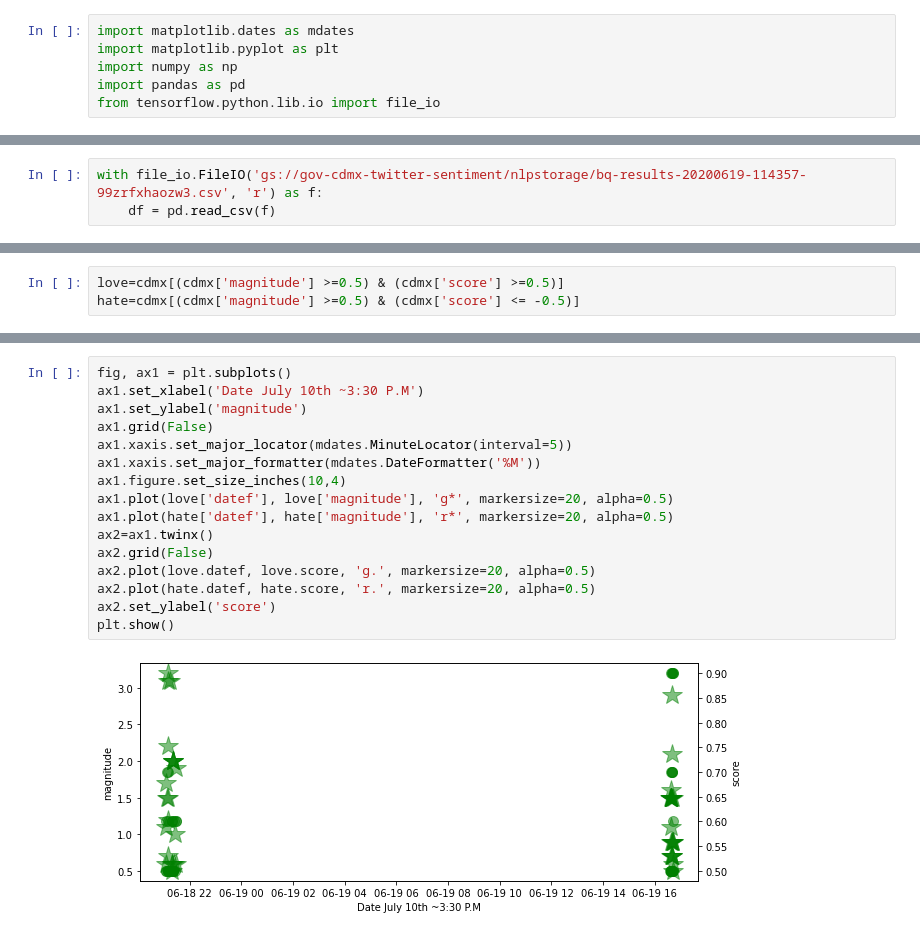
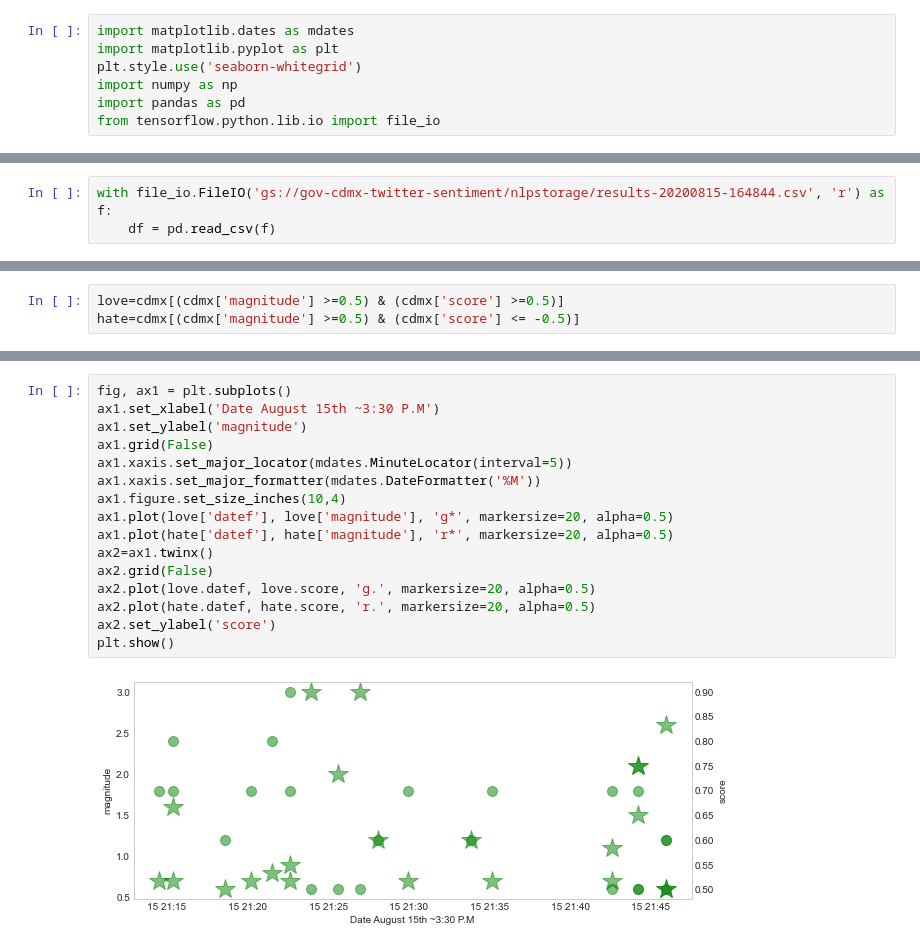
Before and after one commit to eschizoid/gov-cdmx-twitter-sentiment, a Jupyter notebook: visualization/nlptweets.ipynb, the cells around one changed output, grey strips where cells are left out. Drawn from its saved outputs; the diff is of its cells as text.

```diff
--- a/visualization/nlptweets.ipynb
+++ b/visualization/nlptweets.ipynb
@@ -3,6 +3,7 @@
 # %%
 import matplotlib.dates as mdates
 import matplotlib.pyplot as plt
+plt.style.use('seaborn-whitegrid')
 import numpy as np
 import pandas as pd
 from tensorflow.python.lib.io import file_io
@@ -16,7 +17,7 @@ from tensorflow.python.lib.io import file_io
 # %% [markdown]
 Now that the data is in bigquery we can save a section to cloud storage or grab it direct from bigquery.
 # %%
-with file_io.FileIO('gs://gov-cdmx-twitter-sentiment/nlpstorage/bq-results-20200619-114357-99zrfxhaozw3.csv', 'r') as f:
+with file_io.FileIO('gs://gov-cdmx-twitter-sentiment/nlpstorage/results-20200815-164844.csv', 'r') as f:
     df = pd.read_csv(f)
 # %%
 df.head()
@@ -185,21 +183,21 @@ plt.show()
 # %%
 fig, ax1 = plt.subplots()
-ax1.set_xlabel('Date July 10th ~3:30 P.M')
+ax1.set_xlabel('Date August 15th ~3:30 P.M')
 ax1.set_ylabel('magnitude')
 ax1.grid(False)
 ax1.xaxis.set_major_locator(mdates.MinuteLocator(interval=5))
 ax1.xaxis.set_major_formatter(mdates.DateFormatter('%M'))
 ax1.figure.set_size_inches(10,4)
 ax1.plot(love['datef'], love['magnitude'], 'g*', markersize=20, alpha=0.5)
 ax1.plot(hate['datef'], hate['magnitude'], 'r*', markersize=20, alpha=0.5)
 ax2=ax1.twinx()
 ax2.grid(False)
 ax2.plot(love.datef, love.score, 'g.', markersize=20, alpha=0.5)
 ax2.plot(hate.datef, hate.score, 'r.', markersize=20, alpha=0.5)
 ax2.set_ylabel('score')
 plt.show()
 # %% [output]
-[figure, old version]
+[figure, new version]
 # %%
 fig, ax = plt.subplots()
 ax.set_xlabel('Date July 10th ~3:30 P.M')
```
Also changed, not shown: parts of 15 cells of this notebook, 5 other files.
